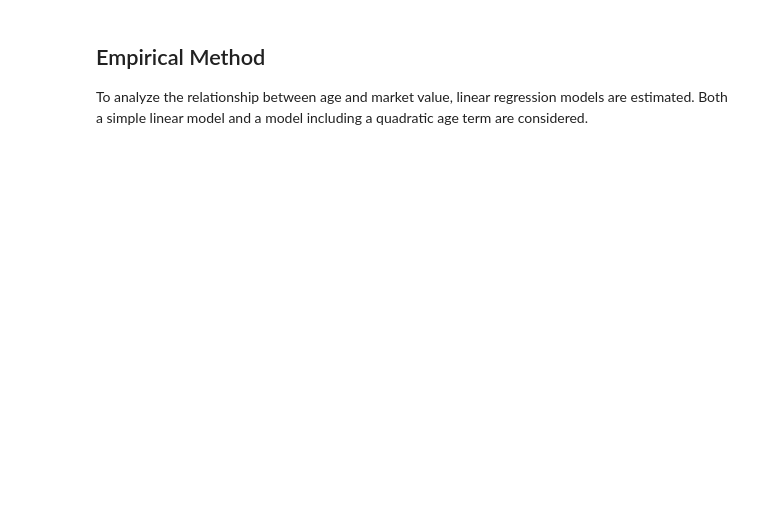
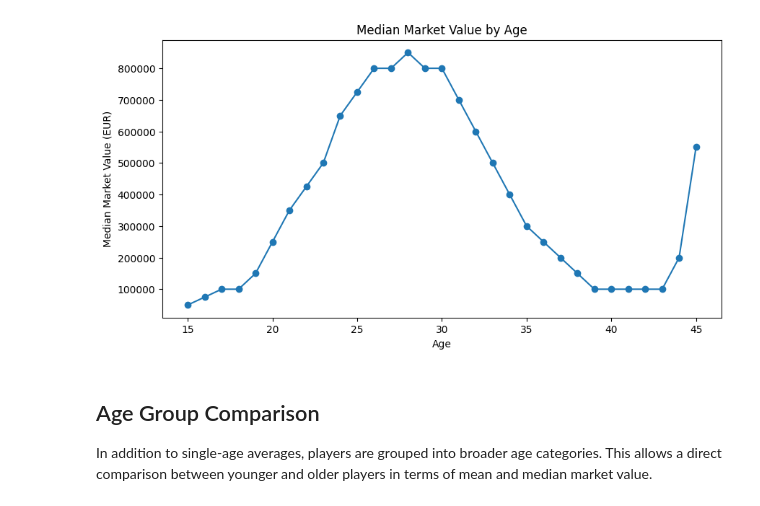
Before and after one commit to granitagushi/Empirical-Project, a Jupyter notebook: market_value_age_analysis.ipynb, the cells around one changed output. Saved outputs shown, nothing was run; the diff lists cells and outputs as text; code cells hidden in the pictures; blank space fills up the shorter version.

```diff
--- a/market_value_age_analysis.ipynb
+++ b/market_value_age_analysis.ipynb
@@ -264,5 +295,14 @@ plt.show()
+# %%
+plt.figure(figsize=(10, 5))
+plt.plot(avg_by_age["rounded_age"], avg_by_age["median"], marker="o")
+plt.xlabel("Age")
+plt.ylabel("Median Market Value (EUR)")
+plt.title("Median Market Value by Age")
+plt.show()
+# %% [output]
+[figure, added]
 # %% [markdown]
-## Empirical Method
+## Age Group Comparison
 
-To analyze the relationship between age and market value, linear regression models are estimated. Both a simple linear model and a model including a quadratic age term are considered.
+In addition to single-age averages, players are grouped into broader age categories. This allows a direct comparison between younger and older players in terms of mean and median market value.
 # %%
```
Also changed, not shown: parts of 46 cells of this notebook, 1 other file.
